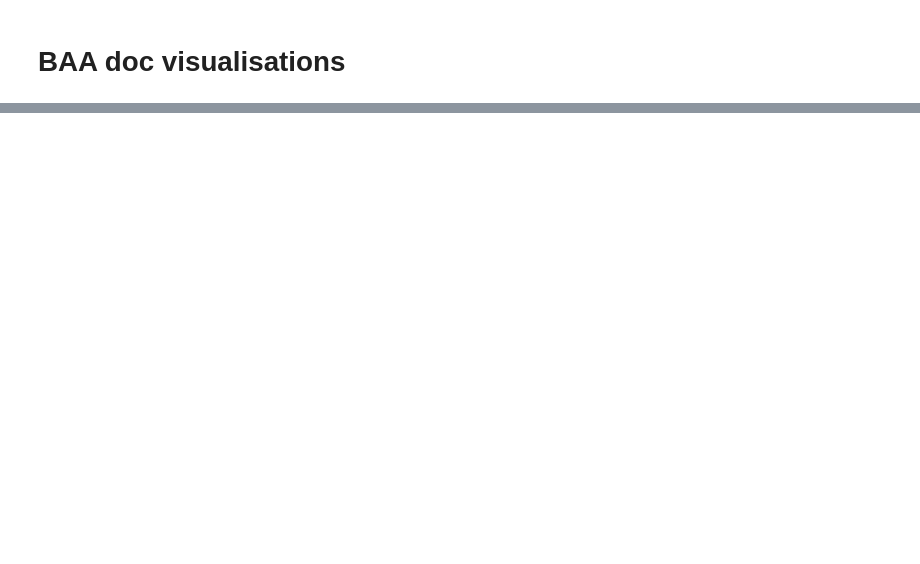
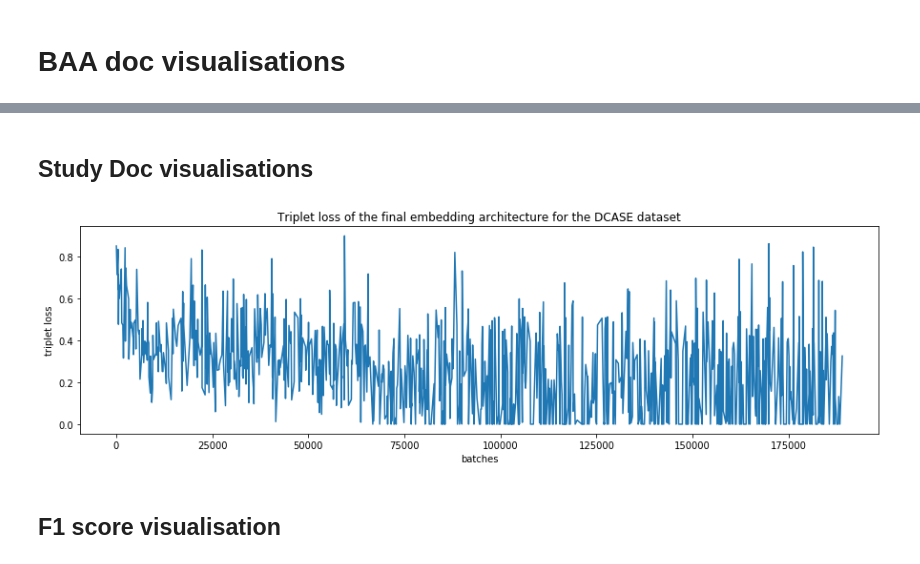
Before and after one commit to FabianGroeger96/deep-embedded-music, a Jupyter notebook: notebooks/thesis_visualisations.ipynb, the cells around one changed output, grey strips where cells are left out. Saved outputs shown, nothing was run; the diff lists cells and outputs as text; code cells hidden in the pictures; blank space fills up the shorter version.

```diff
--- a/notebooks/thesis_visualisations.ipynb
+++ b/notebooks/thesis_visualisations.ipynb
@@ -52,0 +82,2 @@ plt.show()
+# %% [markdown]
+## Study Doc visualisations
@@ -52,0 +88,44 @@ plt.show()
+# %%
+x = []
+y = []
+
+plt.figure(figsize=(15, 4))
+
+plot_experiments = []
+
+legend_names = ["final model batches"]
+directory = "data/final_dcase"
+for filename in os.listdir(directory):
+    if filename.endswith(".csv"):
+
+        plotname = filename.split(".")[0]
+        plotname = plotname.replace("_", "=")
+        plotname = plotname.replace("-", ".")
+
+        if plotname in legend_names:
+            with open(os.path.join(directory, filename),'r') as csvfile:
+                plots = csv.reader(csvfile, delimiter=',')
+                next(plots)
+                index = len(x)
+                x.append([])
+                y.append([])
+                for row in plots:
+                    x[index].append(float(row[1]))
+                    y[index].append(float(row[2]))
+
+
+                plt.plot(x[index], y[index], label=plotname)
+    else:
+        continue
+
+plt.xlabel('batches')
+plt.ylabel('triplet loss')
+plt.title('Triplet loss of the final embedding architecture for the DCASE dataset')
+#plt.legend()
+plt.savefig('Triplet_loss_DCASE_final.png', dpi=200, format='png', bbox_inches='tight')
+plt.show()
+plt.close()
+# %% [output]
+[figure, added]
+# %% [markdown]
+## F1 score visualisation
```
Also changed, not shown: parts of 11 cells of this notebook, 7 other files.
